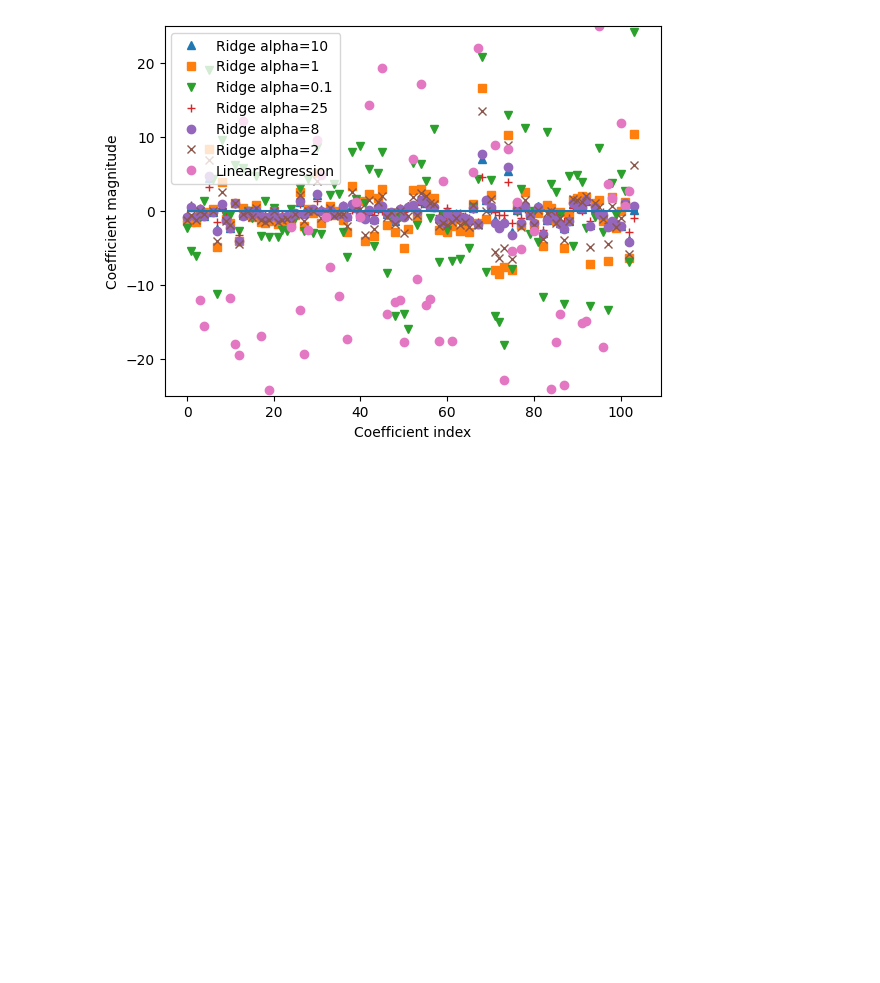
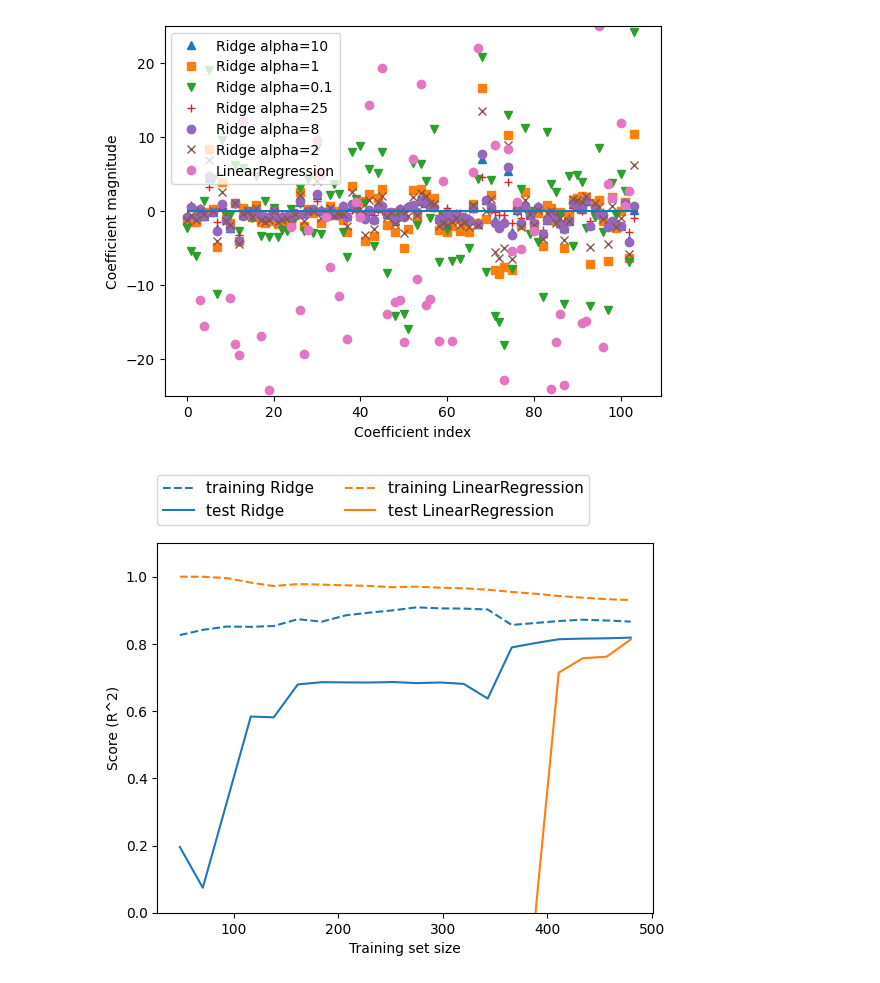
Before and after one commit to 550tealeaves/DATA71200_sum2024_550, a Jupyter notebook: Supervised_learning_revised.ipynb, the cells around one changed output. Saved outputs shown, nothing was run; the diff lists cells and outputs as text; code cells hidden in the pictures; blank space fills up the shorter version.

```diff
--- a/Supervised_learning_revised.ipynb
+++ b/Supervised_learning_revised.ipynb
@@ -440,3 +440,7 @@ plt.legend()
 # %% [output]
 <matplotlib.legend.Legend at 0x...>
 [figure]
+# %%
+mglearn.plots.plot_ridge_n_samples()
+# %% [output]
+[figure, added]
```
Also changed, not shown: parts of 18 cells of this notebook.
